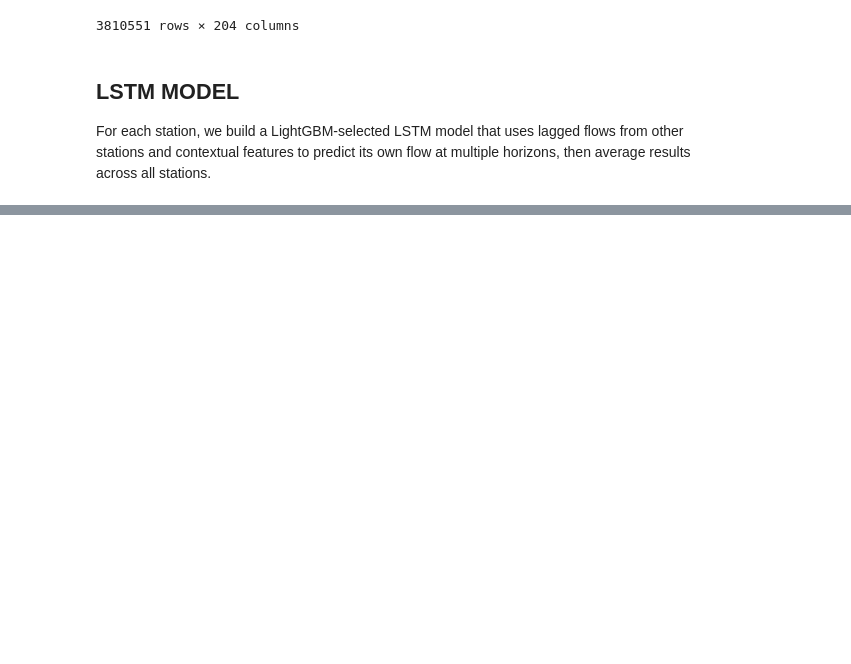
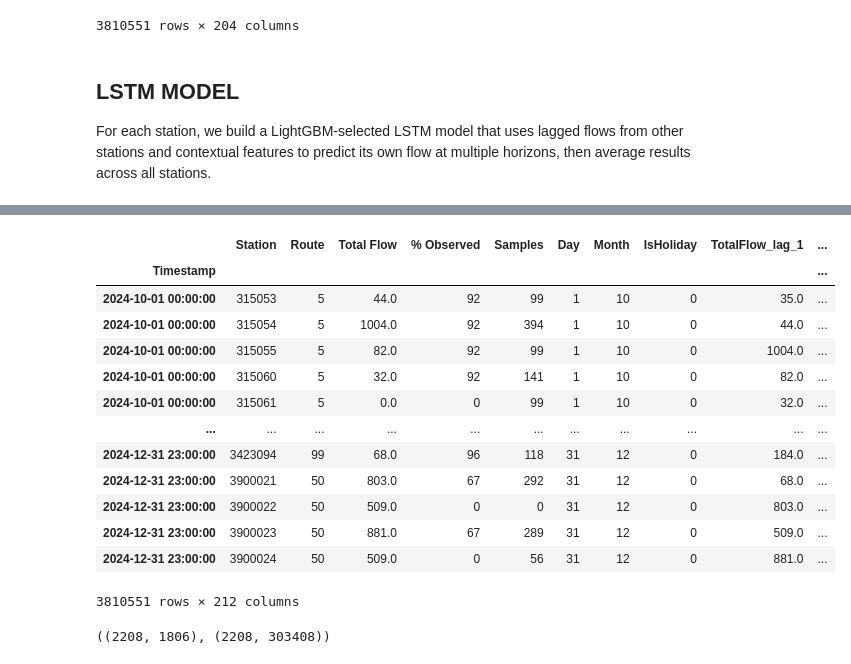
Before and after one commit to RichelCode/EV-Charging-Analysis, a Jupyter notebook: Conference Presentation.ipynb, the cells around one changed output, grey strips where cells are left out. Drawn from its saved outputs; the diff is of its cells as text; code cells hidden in the pictures; blank space fills up the shorter version.

```diff
--- a/Conference Presentation.ipynb
+++ b/Conference Presentation.ipynb
@@ -364,0 +386,9 @@ summary.sort_values('num_unique').head(50)
+# %%
+# make a safe copy (optional)
+df = df.copy()
+
+# create readable station codes like S315053
+df['StationName'] = 'S' + df['Station'].astype(str)
+
+# quick check
+df[['Station','StationName']].head()
@@ -364,0 +403,37 @@ summary.sort_values('num_unique').head(50)
+# %%
+# convert all True/False columns to 0/1 (int)
+df = df.astype({c: int for c in df.columns if df[c].dtype == 'bool'})
+# %%
+df
+# %% [output]
+|  | Station | Route | Total Flow | % Observed | Samples | Day | Month | IsHoliday | TotalFlow_lag_1 | ... |
+| Timestamp |  |  |  |  |  |  |  |  |  | ... |
+| 2024-10-01 00:00:00 | 315053 | 5 | 44.0 | 92 | 99 | 1 | 10 | 0 | 35.0 | ... |
+| 2024-10-01 00:00:00 | 315054 | 5 | 1004.0 | 92 | 394 | 1 | 10 | 0 | 44.0 | ... |
+| 2024-10-01 00:00:00 | 315055 | 5 | 82.0 | 92 | 99 | 1 | 10 | 0 | 1004.0 | ... |
+| 2024-10-01 00:00:00 | 315060 | 5 | 32.0 | 92 | 141 | 1 | 10 | 0 | 82.0 | ... |
+| 2024-10-01 00:00:00 | 315061 | 5 | 0.0 | 0 | 99 | 1 | 10 | 0 | 32.0 | ... |
+| ... | ... | ... | ... | ... | ... | ... | ... | ... | ... | ... |
+| 2024-12-31 23:00:00 | 3423094 | 99 | 68.0 | 96 | 118 | 31 | 12 | 0 | 184.0 | ... |
+| 2024-12-31 23:00:00 | 3900021 | 50 | 803.0 | 67 | 292 | 31 | 12 | 0 | 68.0 | ... |
+| 2024-12-31 23:00:00 | 3900022 | 50 | 509.0 | 0 | 0 | 31 | 12 | 0 | 803.0 | ... |
+| 2024-12-31 23:00:00 | 3900023 | 50 | 881.0 | 67 | 289 | 31 | 12 | 0 | 509.0 | ... |
+| 2024-12-31 23:00:00 | 3900024 | 50 | 509.0 | 0 | 56 | 31 | 12 | 0 | 881.0 | ... |
+3810551 rows × 212 columns
+# %%
+FLOW_COL = 'Total Flow'
+LAGS = range(1, 169)  # 1..168 hours
+
+# df already has Timestamp as index in your screenshot
+flow_wide = df.pivot_table(index=df.index, columns='StationName', values=FLOW_COL, aggfunc='mean')
+flow_wide = flow_wide.reindex(sorted(flow_wide.columns), axis=1)
+
+# all lags for all stations
+flow_lags_all = pd.concat(
+    [flow_wide.shift(L).add_suffix(f'_lag_{L}') for L in LAGS],
+    axis=1
+)
+
+flow_wide.shape, flow_lags_all.shape
+# %% [output]
+((2208, 1806), (2208, 303408))
```
Also changed, not shown: parts of 8 cells of this notebook.
